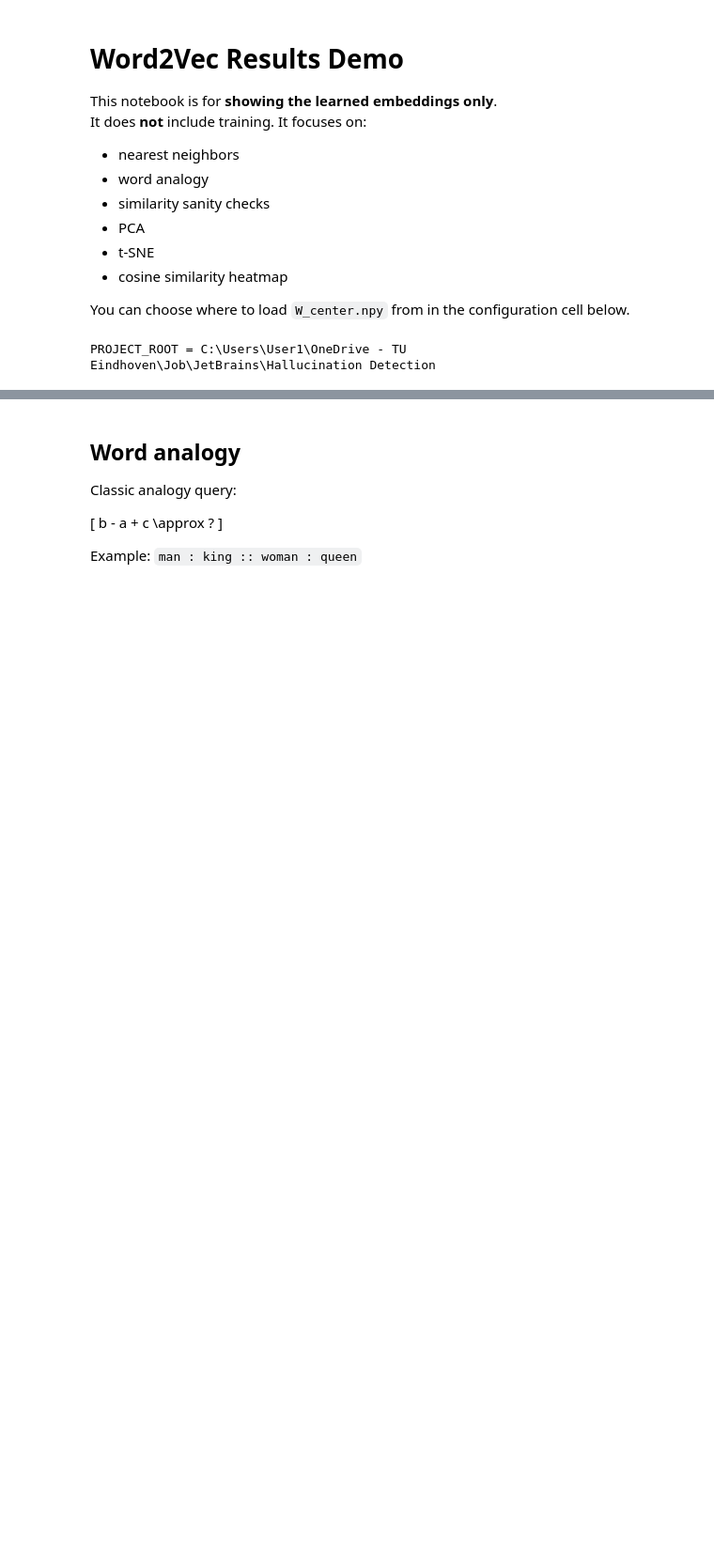
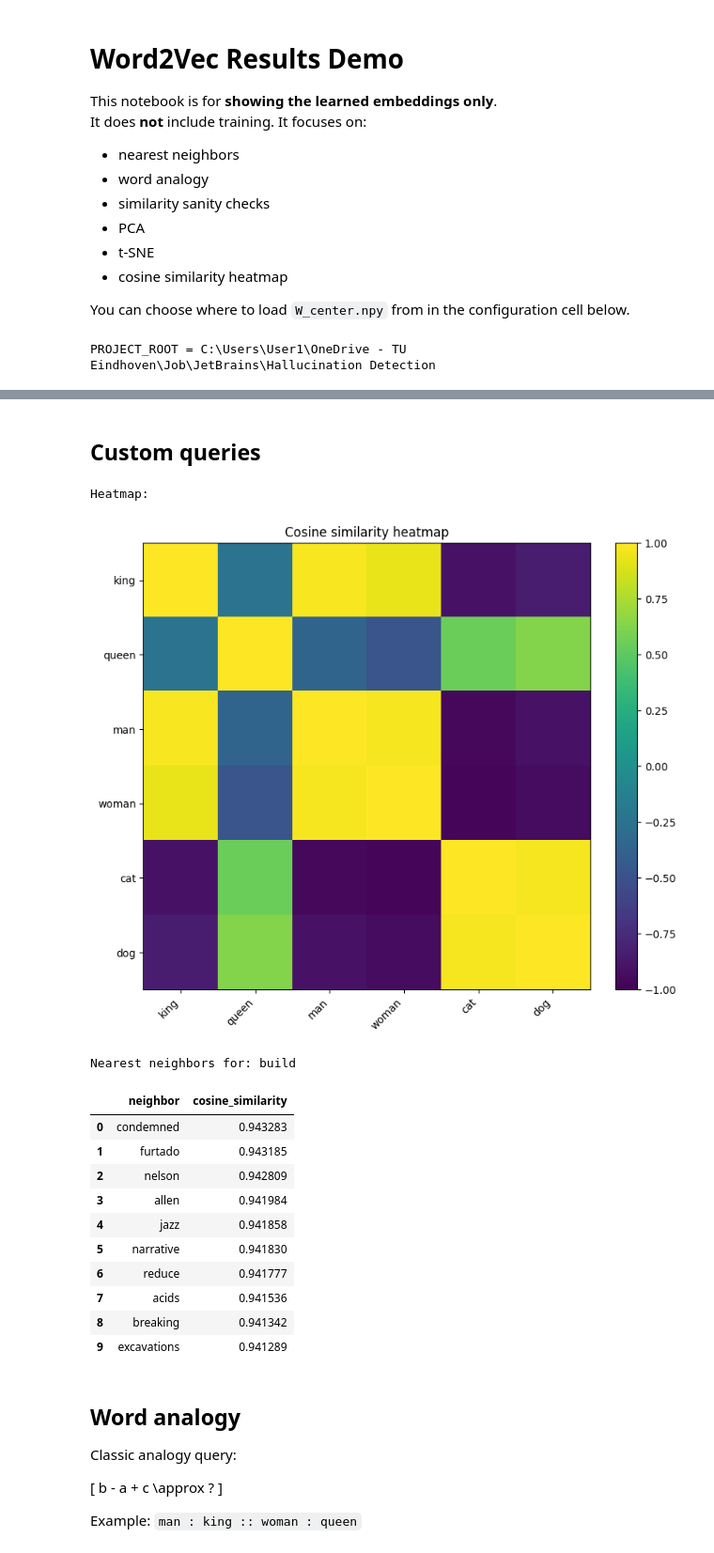
Before and after one commit to TUe-Ray/Word2Vec, a Jupyter notebook: demo_word2vec_results.ipynb, the cells around one changed output, grey strips where cells are left out. Shown at 94% size. Drawn from its saved outputs; the diff is of its cells as text; code cells hidden in the pictures; blank space fills up the shorter version.

```diff
--- a/demo_word2vec_results.ipynb
+++ b/demo_word2vec_results.ipynb
@@ -212,3 +190,47 @@ else:
+# %% [markdown]
+## Custom queries
+# %%
+# For this checkpoint, "build" gives a slightly more interpretable nearest-neighbor sample than "king".
+my_query = "build"
+my_analogy = ("man", "king", "woman")
+my_heatmap_words = ["king", "queen", "man", "woman", "cat", "dog"]
+
+print("\nHeatmap:")
+try:
+    plot_similarity_heatmap(my_heatmap_words, EMB, word2id)
+except Exception as e:
+    print(f"Heatmap failed: {e}")
+
+if word2id is not None and my_query in word2id:
+    print(f"Nearest neighbors for: {my_query}\n")
+    display(pd.DataFrame(
+        nearest_neighbors(
+            my_query,
+            EMB,
+            word2id,
+            id2word,
+            top_k=TOP_K,
+            normalized_embeddings=EMB_NORM,
+        ),
+        columns=["neighbor", "cosine_similarity"],
+    ))
+else:
+    print(f"Word not found: {my_query}")
+# %% [output]
+Heatmap:
+[figure, added]
+Nearest neighbors for: build
+|  | neighbor | cosine_similarity |
+| 0 | condemned | 0.943283 |
+| 1 | furtado | 0.943185 |
+| 2 | nelson | 0.942809 |
+| 3 | allen | 0.941984 |
+| 4 | jazz | 0.941858 |
+| 5 | narrative | 0.941830 |
+| 6 | reduce | 0.941777 |
+| 7 | acids | 0.941536 |
+| 8 | breaking | 0.941342 |
+| 9 | excavations | 0.941289 |
 # %% [markdown]
 ## Word analogy
 
```
Also changed, not shown: parts of 24 cells of this notebook, 11 other files.
